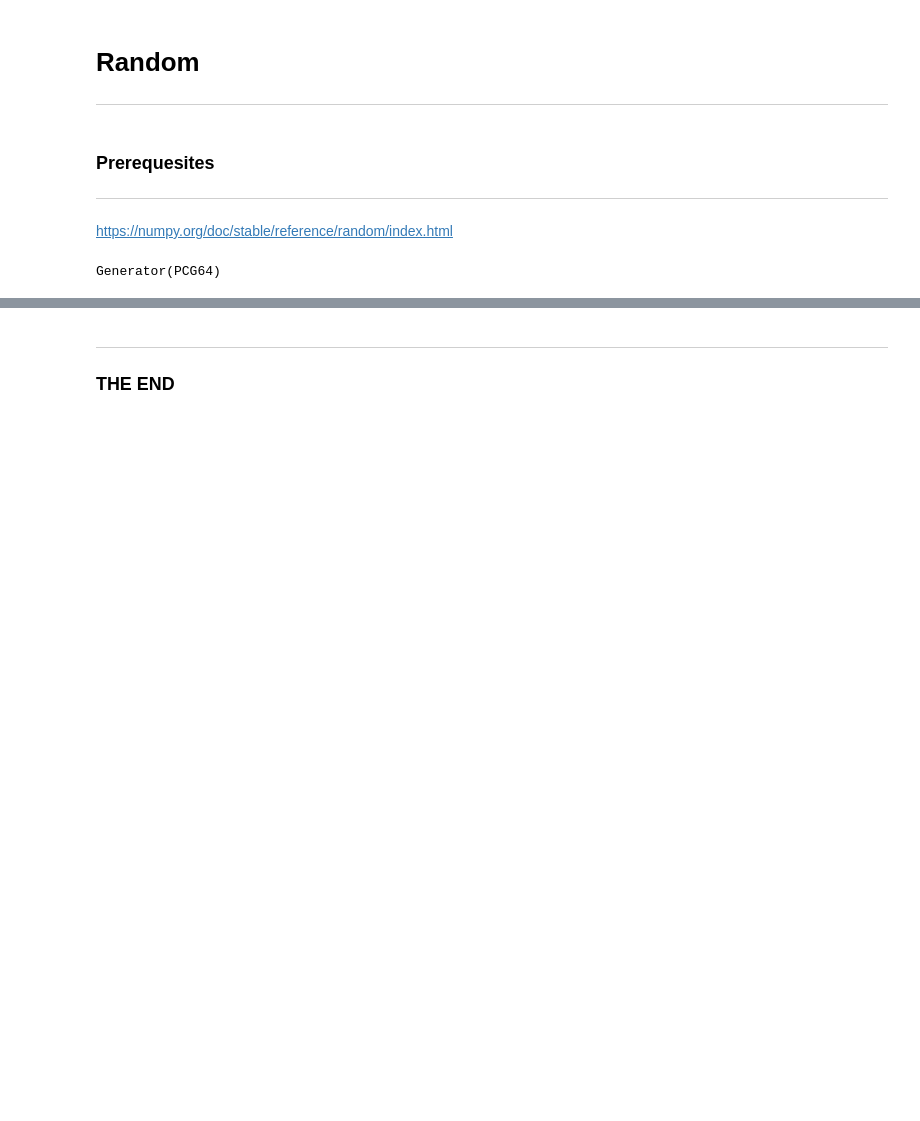
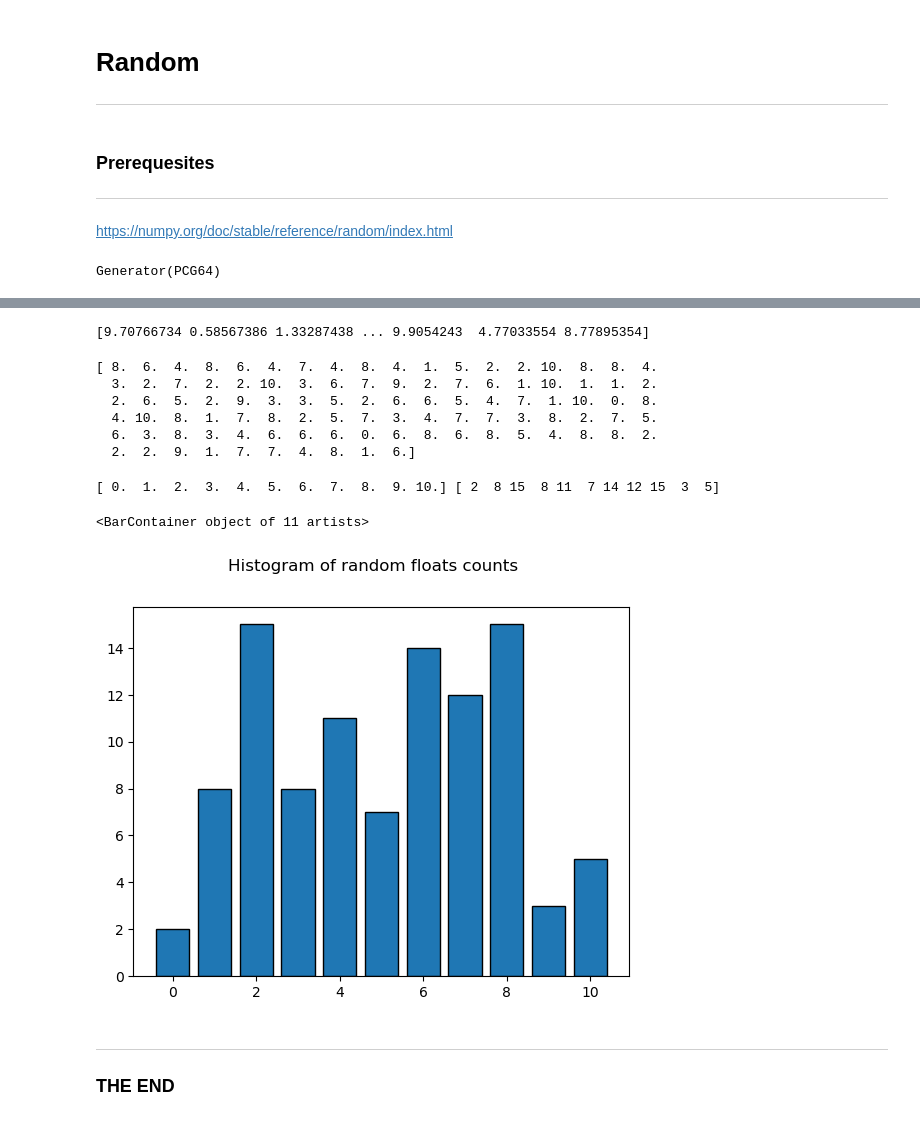
Before and after one commit to kronos164/Principles-of-Data-Analitics, a Jupyter notebook: random.ipynb, the cells around one changed output, grey strips where cells are left out. Cells and saved outputs as stored; diff of their text form; code cells hidden in the pictures; blank space fills up the shorter version.

```diff
--- a/random.ipynb
+++ b/random.ipynb
@@ -41,3 +65,37 @@ print(rng.integers(low=0, high=10, size=5))
+# %%
+# Geberate 100 floats uniformly distributed over the range [0, 10).
+
+y = rng.uniform(low=0, high=10, size=100)
+print(x)
+# %% [output]
+[9.70766734 0.58567386 1.33287438 ... 9.9054243  4.77033554 8.77895354]
+# %%
+# Round values in y
+
+y_rounded = np.round(y, decimals=0)
+print(y_rounded)
+# %% [output]
+[ 8.  6.  4.  8.  6.  4.  7.  4.  8.  4.  1.  5.  2.  2. 10.  8.  8.  4.
+  3.  2.  7.  2.  2. 10.  3.  6.  7.  9.  2.  7.  6.  1. 10.  1.  1.  2.
+  2.  6.  5.  2.  9.  3.  3.  5.  2.  6.  6.  5.  4.  7.  1. 10.  0.  8.
+  4. 10.  8.  1.  7.  8.  2.  5.  7.  3.  4.  7.  7.  3.  8.  2.  7.  5.
+  6.  3.  8.  3.  4.  6.  6.  6.  0.  6.  8.  6.  8.  5.  4.  8.  8.  2.
+  2.  2.  9.  1.  7.  7.  4.  8.  1.  6.]
+# %%
+# Get the counts
+
+values, counts = np.unique(y_rounded, return_counts=True)
+print(values, counts)
+# %% [output]
+[ 0.  1.  2.  3.  4.  5.  6.  7.  8.  9. 10.] [ 2  8 15  8 11  7 14 12 15  3  5]
+# %%
+# Plot bar chart
+
+plt.suptitle('Histogram of random floats counts')
+plt.bar(values, counts, edgecolor='black')
+# %% [output]
+<BarContainer object of 11 artists>
+[figure, added]
 # %% [markdown]
 ***
 
```
Also changed, not shown: parts of 8 cells of this notebook.
